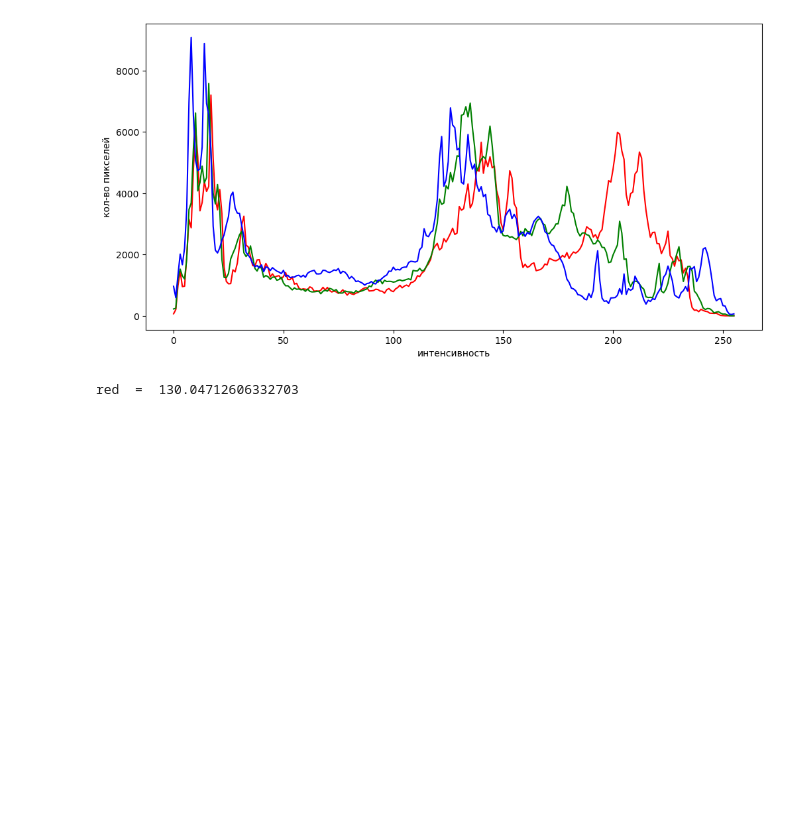
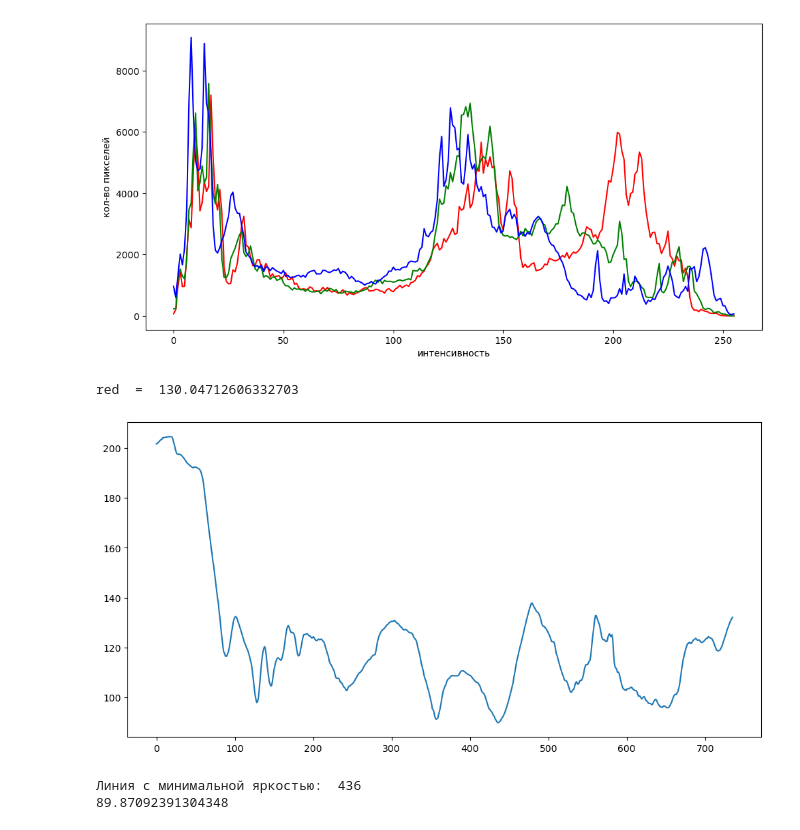
Before and after one commit to Travkova/CV_labs, a Jupyter notebook: Гистограмма, профили и проекции/lab2.ipynb, the cells around one changed output. Saved outputs shown, nothing was run; the diff lists cells and outputs as text; code cells hidden in the pictures; blank space fills up the shorter version.

```diff
--- a/Гистограмма, профили и проекции/lab2.ipynb
+++ b/Гистограмма, профили и проекции/lab2.ipynb
@@ -45,3 +49,15 @@ print(channels[max_intensity_channel], " = ", mean_intensity_value[max_intensity
 # %% [output]
 [figure]
 red  =  130.04712606332703
+# %%
+height, width = gray_image.shape
+
+horizontal_profile = np.mean(gray_image,axis=1)
+plt.figure(figsize=(12,6))
+plt.plot(horizontal_profile)
+plt.show()
+print("Линия с минимальной яркостью: ", np.argmin(horizontal_profile))
+# %% [output]
+[figure, added]
+Линия с минимальной яркостью:  436
+89.87092391304348
```
Also changed, not shown: parts of 1 cell of this notebook.
